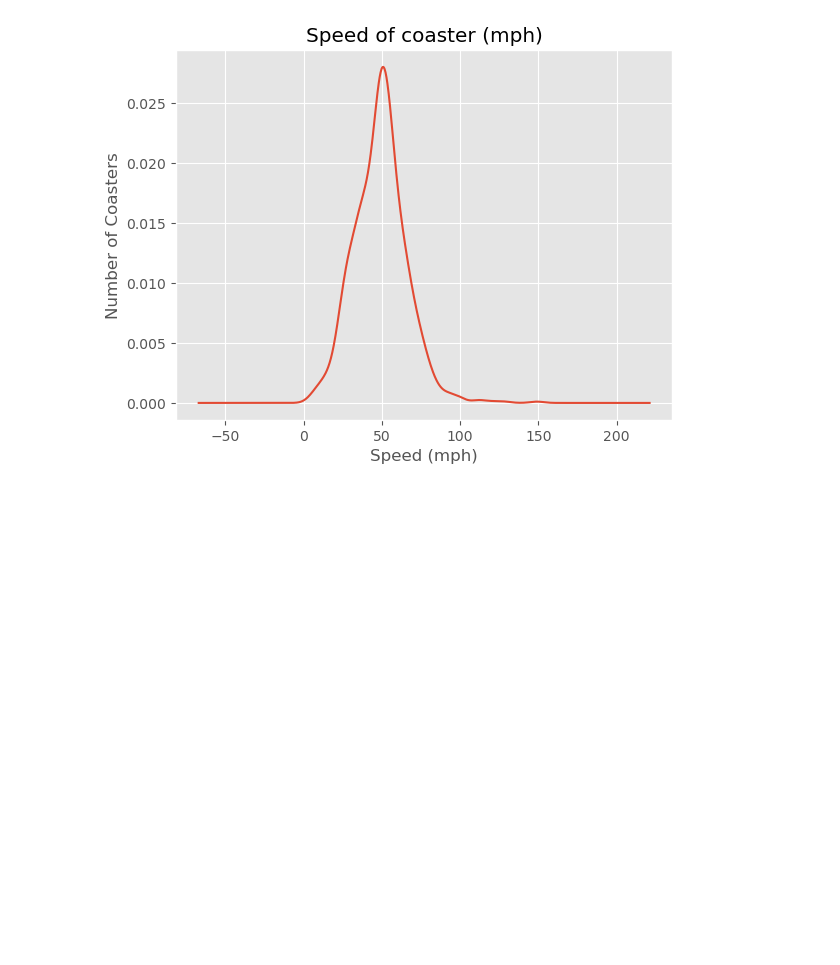
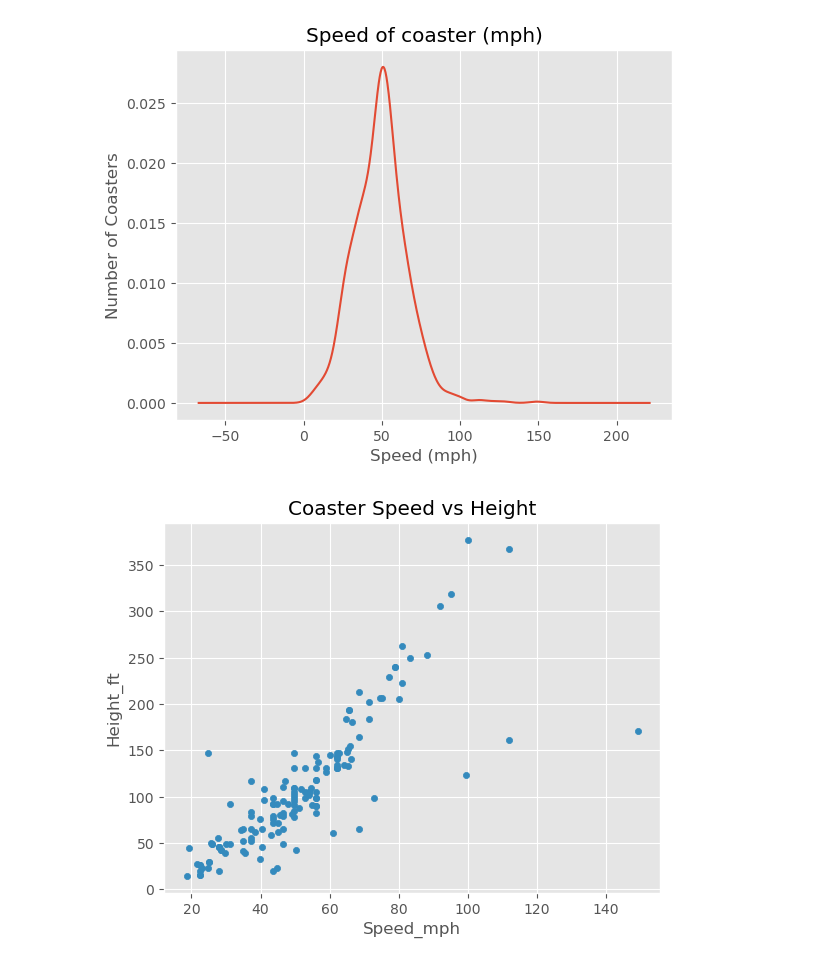
Before and after one commit to Himanshukumar56/Exploratory-Data-Analysis, a Jupyter notebook: main.ipynb, the cells around one changed output. Saved outputs shown, nothing was run; the diff lists cells and outputs as text; code cells hidden in the pictures; blank space fills up the shorter version.

```diff
--- a/main.ipynb
+++ b/main.ipynb
@@ -190,3 +190,13 @@ ax.set_ylabel('Number of Coasters')
 # %% [output]
 Text(0, 0.5, 'Number of Coasters')
 [figure]
+# %%
+df.plot(
+    kind='scatter',
+    x = 'Speed_mph',
+    y = 'Height_ft',
+    title = 'Coaster Speed vs Height'
+)
+plt.show()
+# %% [output]
+[figure, added]
```
Also changed, not shown: parts of 4 cells of this notebook.
